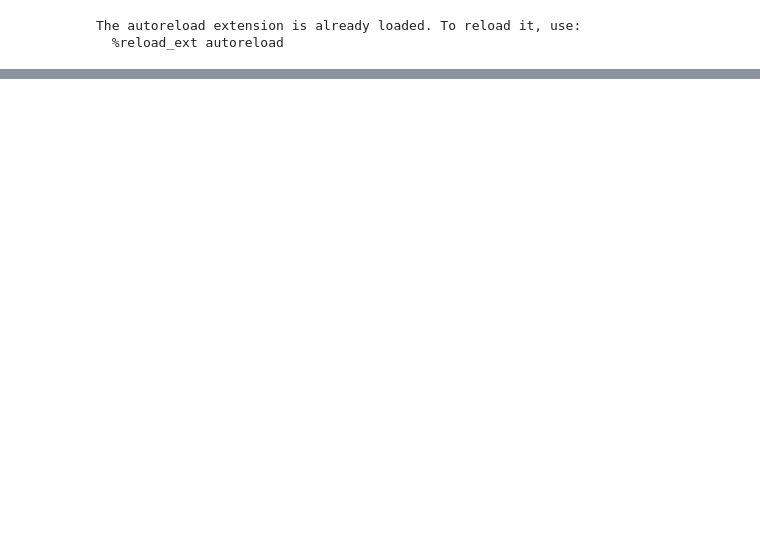
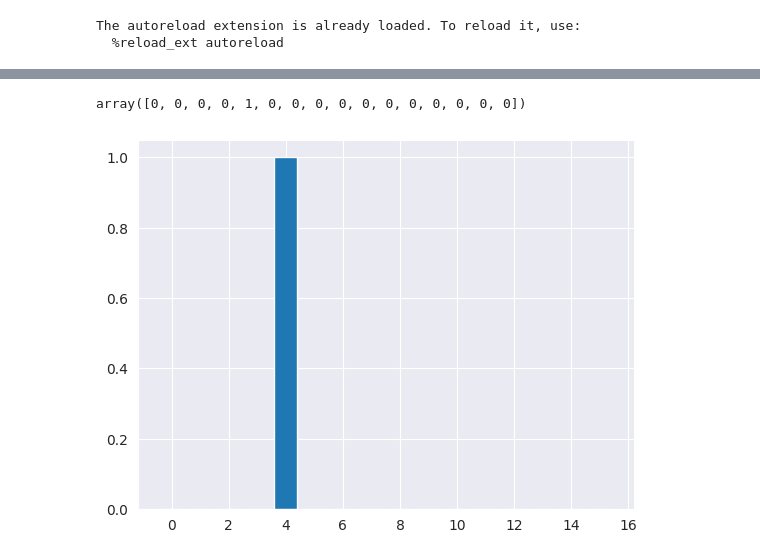
Before and after one commit to ktolnos/Model_Generalization_Code_supplement, a Jupyter notebook: enemy_walk_vqvae.ipynb, the cells around one changed output, grey strips where cells are left out. Cells and saved outputs as stored; diff of their text form; code cells hidden in the pictures; blank space fills up the shorter version.

```diff
--- a/enemy_walk_vqvae.ipynb
+++ b/enemy_walk_vqvae.ipynb
@@ -246,0 +247,47 @@ Rew: -0.05 {'mu': Array(-0.04423624, dtype=float32), 'sigma': Array(1., dtype=fl
+# %%
+seeds = 1
+correct_counts = np.zeros((16,), dtype=int)
+for seed in range(seeds):
+    key = jx.random.PRNGKey(seed)
+    seed_id = 4
+    stat, ob = env.reset(key)
+    action = jx.random.choice(key, num_actions)
+    num_possibly_correct = 0
+
+    for i in range(16):
+        goal, enemy_coords, pos = stat
+        # render(stat)
+        # plt.show()
+
+        predicted_obs, logits = next_obs_func(
+            next_obs_params,
+            ob,
+            jnp.eye(num_actions)[action],
+            quantize_fun.apply(encoder_params, encoder_state, i)[0],
+            key)
+        obs_precise = logits['logit'] > 0
+        ac_state, ac_obs, ac_rew, ac_terminal, _ = env.step(subkey, stat, action)
+        # print('ac_ob:')
+        # render(ac_state)
+        plt.show()
+        _, _, pos = ac_state
+        # print('possibilities:')
+        is_possibly_correct = False
+        for mov in range(1, 5):
+            # Move if the new position is on the grid
+            enemy_pos = jnp.clip(enemy_coords + env.move_map[mov], 0, env.grid_size - 1)
+            possible_state = (goal, enemy_pos, pos)
+            poss_obs = env.get_observation(possible_state)
+            if jnp.array_equal(predicted_obs, poss_obs):
+                is_possibly_correct = True
+                break
+        if is_possibly_correct:
+            num_possibly_correct += 1
+    correct_counts[num_possibly_correct] += 1
+
+plt.bar(range(16), correct_counts)
+
+correct_counts
+# %% [output]
+array([0, 0, 0, 0, 1, 0, 0, 0, 0, 0, 0, 0, 0, 0, 0, 0])
+[figure, added]
```
Also changed, not shown: parts of 12 cells of this notebook, 4 other files.
